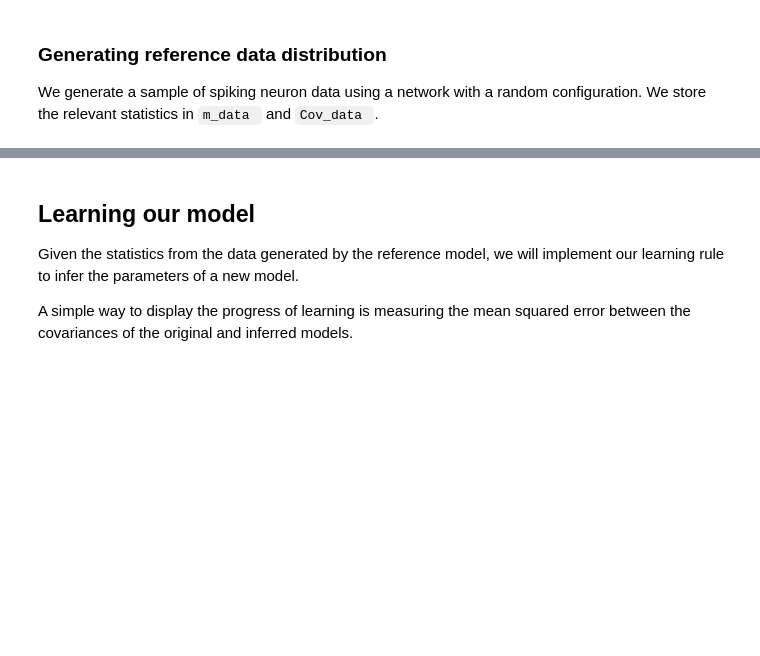
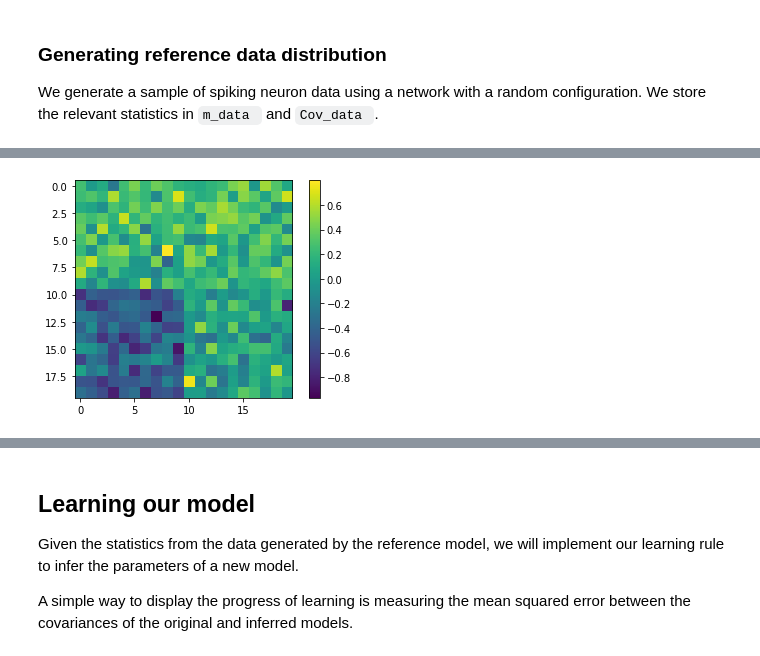
Before and after one commit to MiguelAguilera/Neuro-MaxEnt-inference-tutorial, a Jupyter notebook: Spike_train_learning_II.ipynb, the cells around one changed output, grey strips where cells are left out. Drawn from its saved outputs; the diff is of its cells as text; code cells hidden in the pictures; blank space fills up the shorter version.

```diff
--- a/Spike_train_learning_II.ipynb
+++ b/Spike_train_learning_II.ipynb
@@ -91,0 +60,87 @@ Cov_data = np.cov(Data_sample)
+# %%
+N=20
+T=5000
+
+class kIsing:
+	def __init__(self, netsize):	#Create ising model
+
+		self.size=netsize
+		self.H=np.zeros(netsize)
+		self.J=np.zeros((netsize,netsize))
+		self.randomize_state()
+		self.Beta=1.0
+
+	def randomize_state(self):
+		self.s = np.random.randint(0,2,self.size)*2-1
+
+	def GlauberStep(self,i=None):			#Execute step of Glauber algorithm
+		if i is None:
+			i = np.random.randint(self.size)
+		h = self.H[i] + np.dot(self.J[i,:],self.s)
+		self.s[i] = int(np.random.rand()*2-1 < np.tanh(self.Beta*h))*2-1    # Glauber
+
+	def SequentialGlauberStep(self):
+		for i in np.random.permutation(self.size):
+			self.GlauberStep(i)
+
+_
+iu1=np.triu_indices(N,1)
+I_data = kIsing(N)
+I_data.H = 0.05*np.random.randn(N)
+I_data.J = np.random.randn(N,N)/np.sqrt(N)
+I_data.J[0:N//2,0:N//2] += 4/N
+I_data.J[0:N//2,N//2:] += 4/N
+I_data.J[N//2:,0:N//2,] += -8/N
+
+plt.figure()
+plt.imshow(I_data.J)
+plt.colorbar()
+
+Data_sample = np.zeros((N,T))
+
+m_data=np.zeros(N)
+
+C_data=np.zeros((N,N))
+D_data=np.zeros((N,N))
+
+I_data.randomize_state()
+I_data.s = np.ones(N)
+for t in range(T):
+  I_data.SequentialGlauberStep()
+for t in range(T):
+  sp = I_data.s.copy()
+  I_data.GlauberStep()
+  Data_sample[:,t] = I_data.s
+  m_data += I_data.s/T
+  D_data  += np.einsum('i,j->ij',I_data.s/T, sp)
+  C_data += np.einsum('i,j->ij',sp/T, sp)
+
+
+fig, ax = plt.subplots(figsize=(20,2))
+plt.plot(np.sum(Data_sample,axis=0))
+
+
+fig, ax = plt.subplots(figsize=(20,2))
+plt.imshow(Data_sample, aspect='auto', interpolation='none',cmap='Blues')
+plt.colorbar()
+
+ax.set_xlim([0, T])
+ax.set_xlabel('Time (ms)')
+# specify tick marks and label label y axis
+ax.set_yticks(range(N))
+ax.set_ylabel('Neuron Number')
+ax.set_title('Neuronal Spike Times')
+
+plt.figure()
+plt.imshow(D_data*N - (N-1)*C_data)
+plt.colorbar()
+
+plt.figure()
+plt.imshow(C_data)
+plt.colorbar()
+
+
+plt.figure()
+plt.imshow(D_data)
+plt.colorbar()
+# %% [output]
@@ -91,0 +148 @@ Cov_data = np.cov(Data_sample)
+[figure, added]
```
Also changed, not shown: parts of 8 cells of this notebook.
